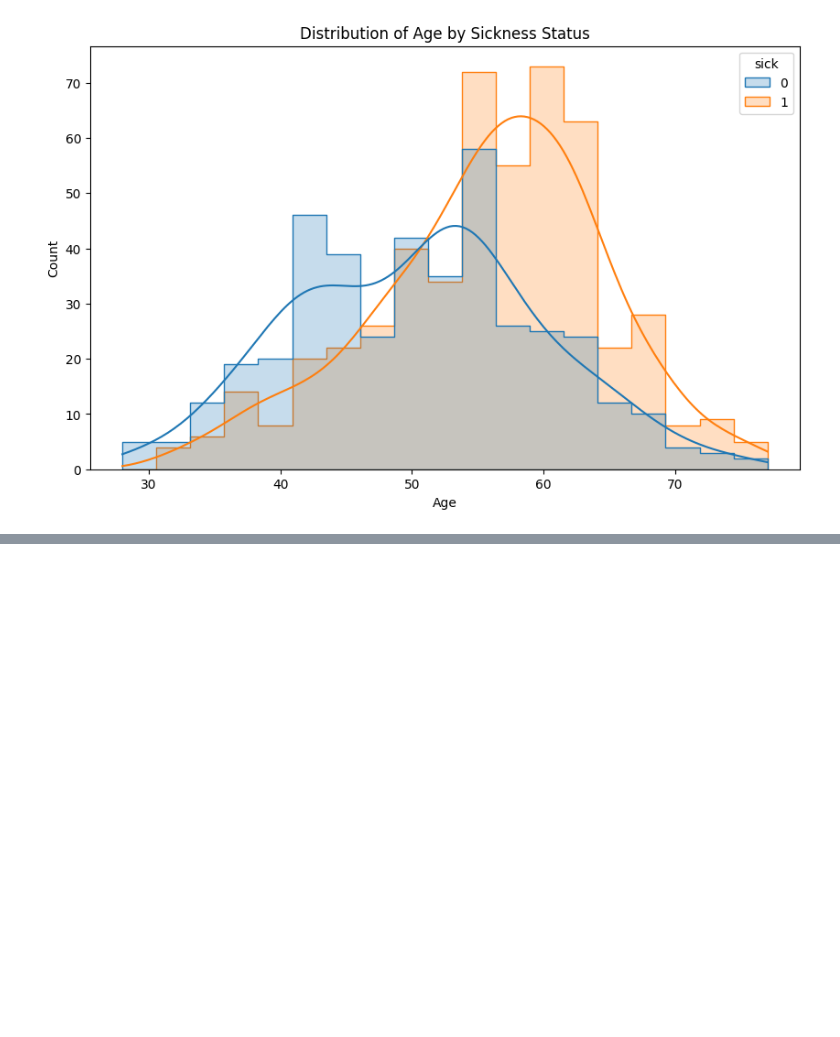
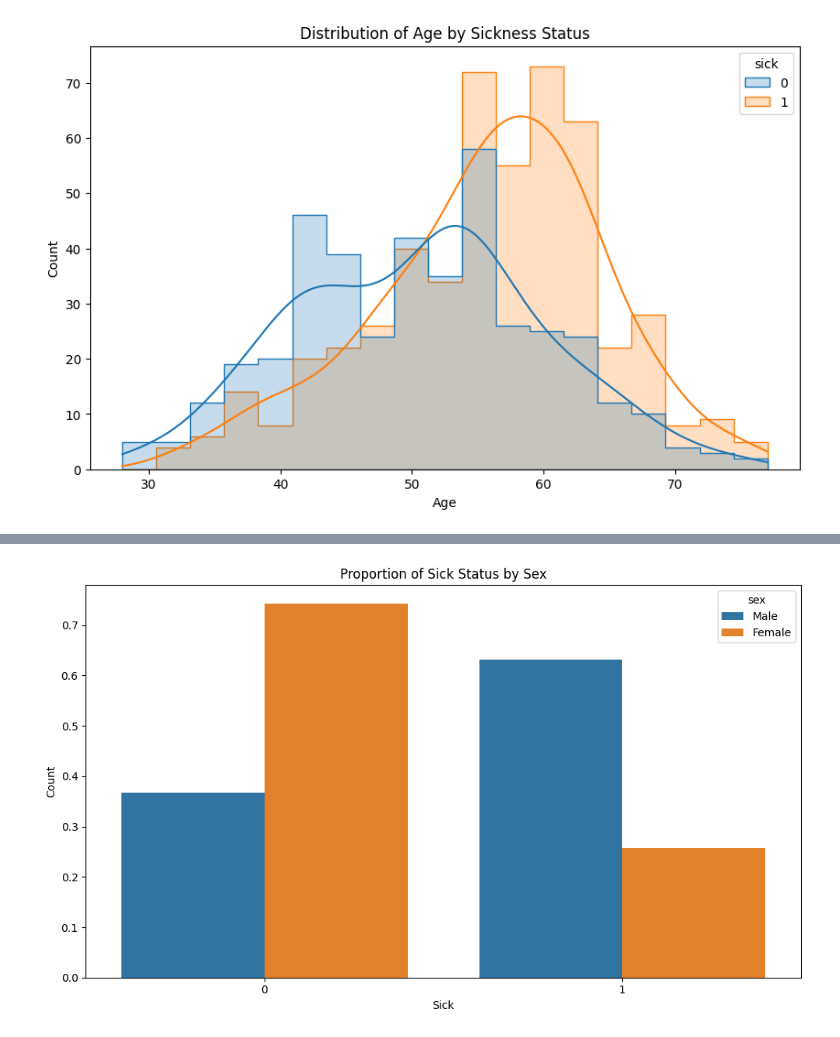
Before and after one commit to PaoloWalsh/medical-diagnosis-aid, a Jupyter notebook: notebooks/heart_data_analysis.ipynb, the cells around one changed output, grey strips where cells are left out. Saved outputs shown, nothing was run; the diff lists cells and outputs as text; code cells hidden in the pictures; blank space fills up the shorter version.

```diff
--- a/notebooks/heart_data_analysis.ipynb
+++ b/notebooks/heart_data_analysis.ipynb
@@ -509,0 +548,16 @@ plt.show()
+# %%
+df_prop = df.groupby('sex')['sick'].value_counts(normalize=True).rename('Proportion').reset_index()
+
+plt.figure(figsize=(10, 6))
+ax = sns.barplot(data=df_prop, x='sick', y='Proportion', hue='sex', hue_order=['Male', 'Female'])
+
+ax.set_ylabel('Proportion (Normalized within Sex)')
+ax.set_xlabel('Sick Status')
+plt.title('Proportion of Sick Status by Sex')
+plt.tight_layout()
+plt.xlabel('Sick')
+plt.ylabel('Count')
+plt.savefig('../plots/proportion_sick_by_sex', dpi=300)
+plt.show()
+# %% [output]
+[figure, added]
```
Also changed, not shown: parts of 4 cells of this notebook, 4 other files.
